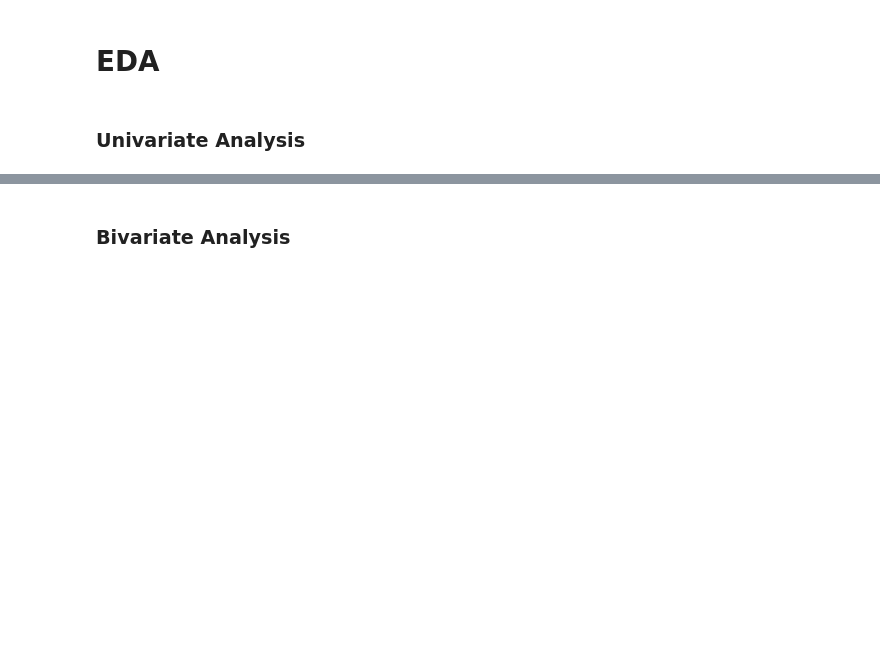
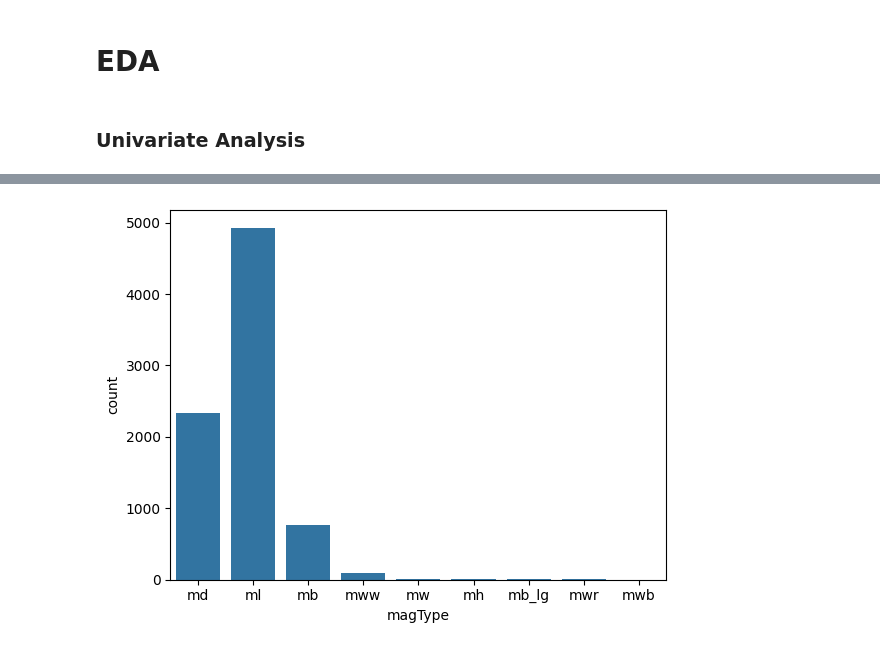
Before and after one commit to ymukesh012/DBSCAN_Implementation_Earthquake_Dataset, a Jupyter notebook: earthquake.ipynb, the cells around one changed output, grey strips where cells are left out. Cells and saved outputs as stored; diff of their text form; code cells hidden in the pictures; blank space fills up the shorter version.

```diff
--- a/earthquake.ipynb
+++ b/earthquake.ipynb
@@ -342,2 +252,6 @@ for col in categorical:
-# %% [markdown]
-### Bivariate Analysis
+# %%
+#Categorical
+sns.countplot(df,x='magType')
+plt.show()
+# %% [output]
+[figure, added]
```
Also changed, not shown: parts of 32 cells of this notebook, 8 other files.
